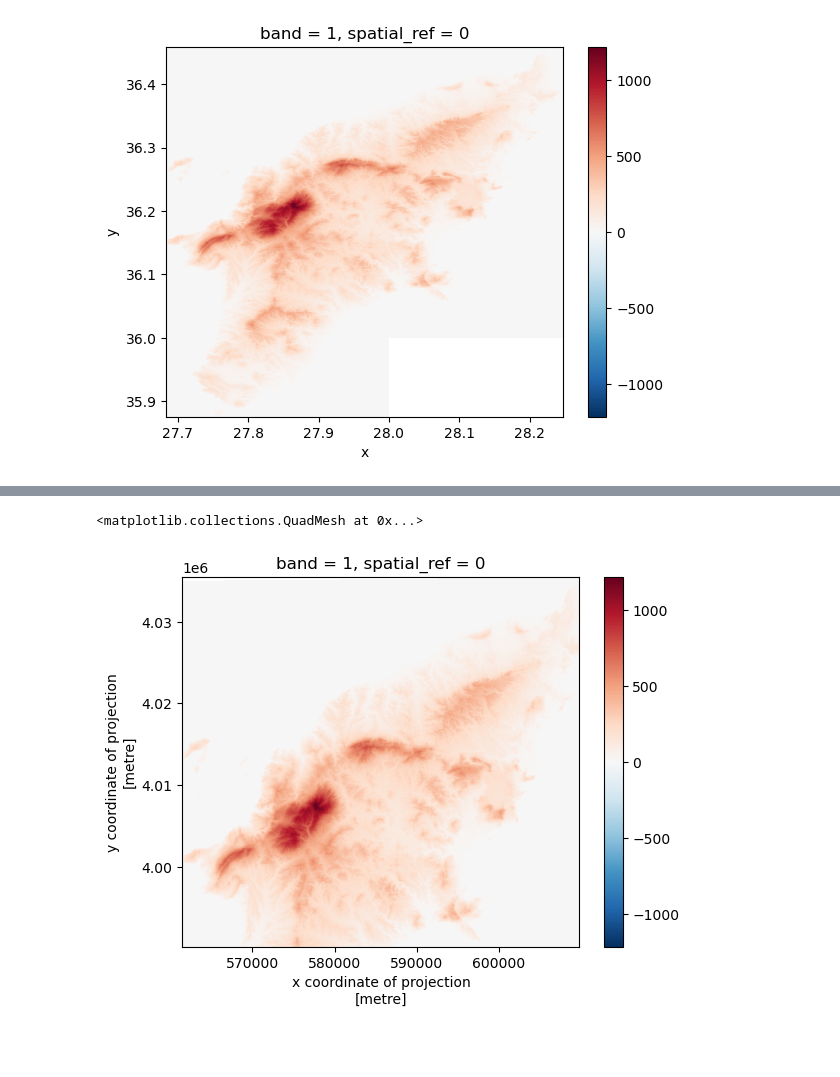
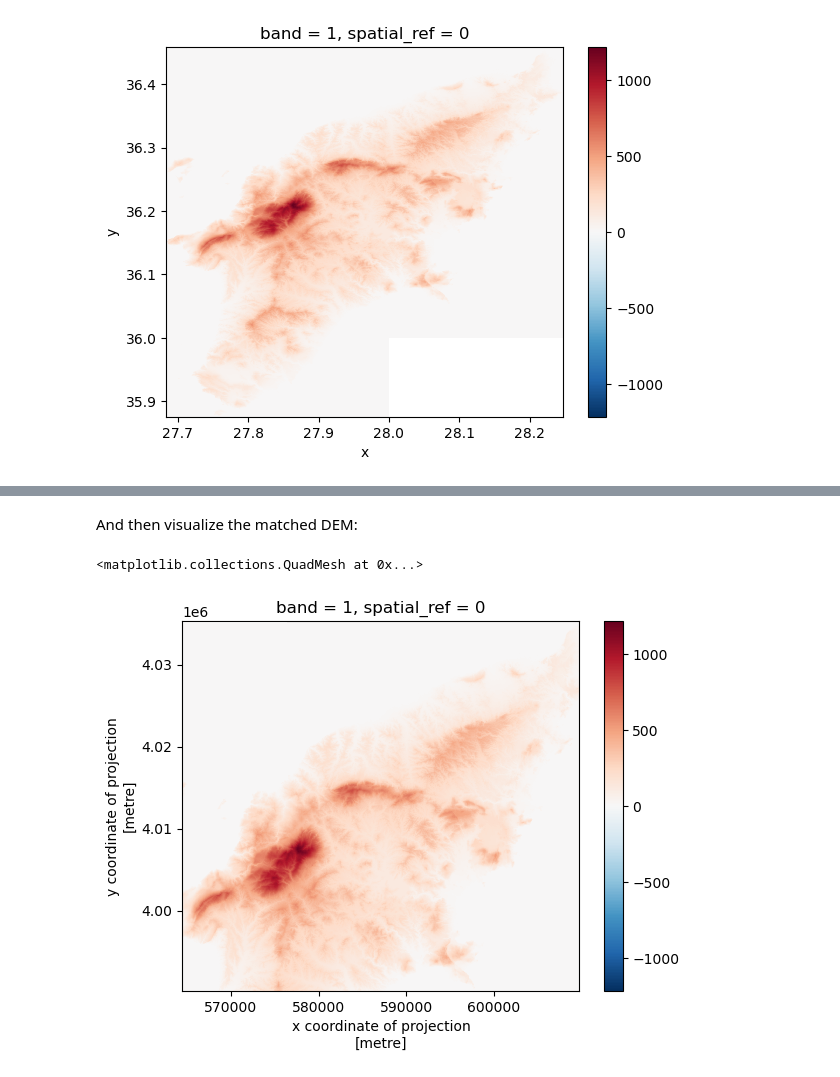
Before and after one commit to esciencecenter-digital-skills/geospatial-python, a Jupyter notebook: notebooks/08-crop-raster-data.ipynb, the cells around one changed output, grey strips where cells are left out. Saved outputs shown, nothing was run; the diff lists cells and outputs as text; code cells hidden in the pictures; blank space fills up the shorter version.

```diff
--- a/notebooks/08-crop-raster-data.ipynb
+++ b/notebooks/08-crop-raster-data.ipynb
@@ -62,0 +97,3 @@ Attributes:
+# %%
+# Crop the raster with the bounding box
+visual_clipbox = visual.rio.clip_box(*assets.total_bounds)
@@ -97,0 +113,6 @@ visual_clip.plot.imshow()
+# %%
+# Crop the raster with the polygon
+visual_clip = visual_clipbox.rio.clip(assets["geometry"])
+
+# Visualize the cropped image
+visual_clip.plot.imshow()
@@ -98,3 +198,2 @@ visual_clip.plot.imshow()
 # %%
-dem = rioxarray.open_rasterio('./data/dem/rhodes.tif')
-dem
+dem = rioxarray.open_rasterio('./data_workshop/dem/rhodes_dem.tif')
@@ -123,2 +217,2 @@ dem.plot()
 # %%
-dem_match = dem.rio.reproject_match(visual_clip)
+dem_matched = dem.rio.reproject_match(visual_clip)
@@ -167,5 +219,7 @@ Attributes:
+# %% [markdown]
+And then visualize the matched DEM:
 # %%
-dem_match.plot()
+dem_matched.plot()
 # %% [output]
 <matplotlib.collections.QuadMesh at 0x...>
-[figure, old version]
+[figure, new version]
```
Also changed, not shown: parts of 53 cells of this notebook.
